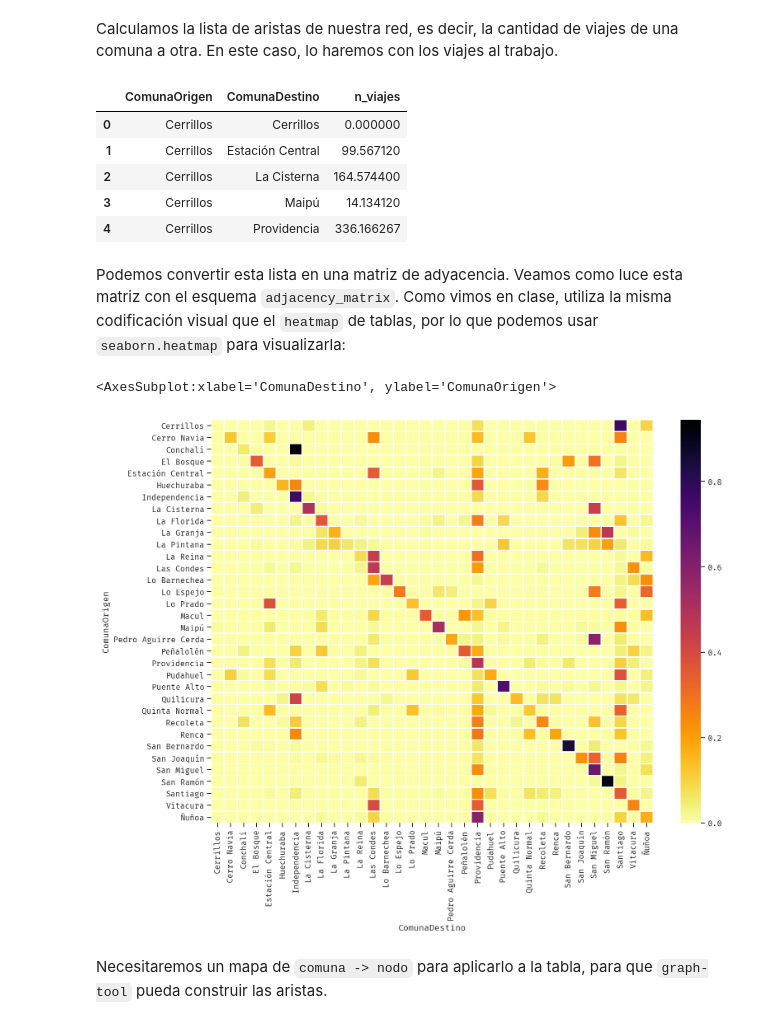
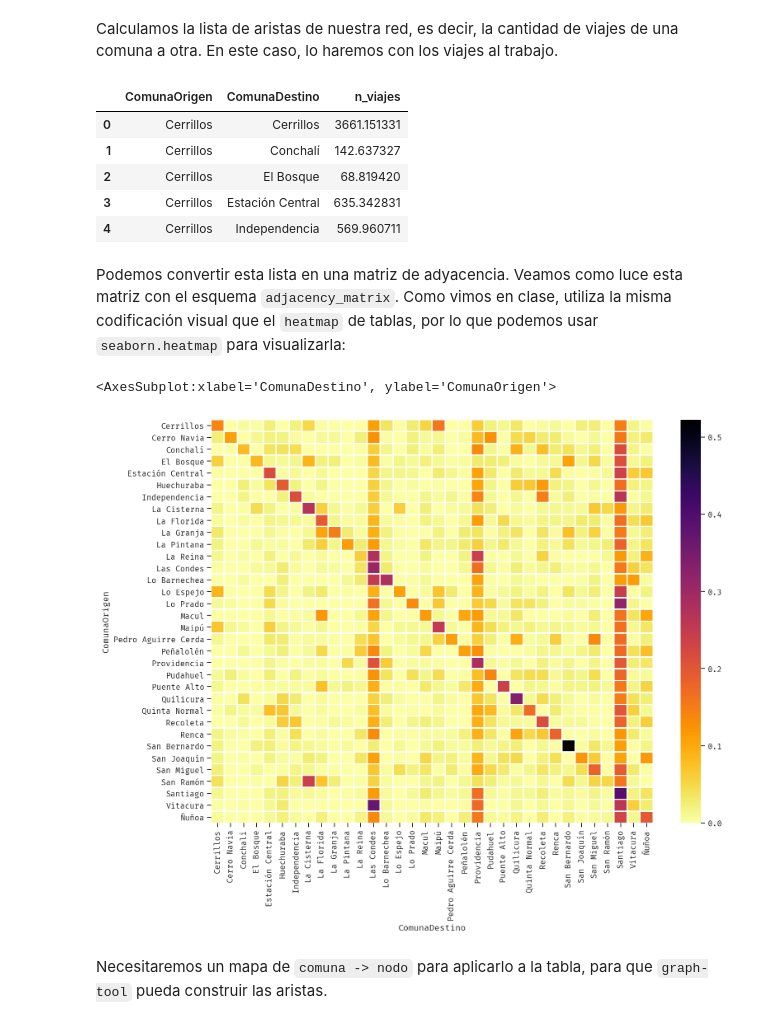
Before and after one commit to zorzalerrante/aves, a Jupyter notebook: notebooks/05-python-redes-eod.ipynb, the cells around one changed output. Drawn from its saved outputs; the diff is of its cells as text; code cells hidden in the pictures.

```diff
--- a/notebooks/05-python-redes-eod.ipynb
+++ b/notebooks/05-python-redes-eod.ipynb
@@ -93,7 +93,7 @@ bounding_box
 # %% [output]
 array([-70.88006218, -33.72603779, -70.43015094, -33.31109652])
 # %%
-comunas_urbanas = clip_area_geodataframe(comunas_urbanas, zones.total_bounds, buffer=0.1)
+comunas_urbanas = clip_area_geodataframe(comunas_urbanas, zones.total_bounds, buffer=0.05)
 # %% [markdown]
 Necesitamos que los nodos tengan un identificador numérico, cuyo valor inicial es cero.
 # %%
@@ -121,22 +121,22 @@ Name: node_id, dtype: int64
 # %% [markdown]
 Calculamos la lista de aristas de nuestra red, es decir, la cantidad de viajes de una comuna a otra. En este caso, lo haremos con los viajes al trabajo.
 # %%
-matriz = (viajes_persona[(viajes_persona['Proposito'] == 'De salud')
+matriz = (viajes_persona[(viajes_persona['Proposito'] == 'Al trabajo')
                               & (viajes_persona['ComunaOrigen'].isin(comunas_urbanas['NombreComuna']))
                               & (viajes_persona['ComunaDestino'].isin(comunas_urbanas['NombreComuna']))]
                 .groupby(['ComunaOrigen', 'ComunaDestino'])
                 .agg(n_viajes=('PesoLaboral', 'sum'))
                 .reset_index()
 )
 
 matriz.head()
 # %% [output]
 |  | ComunaOrigen | ComunaDestino | n_viajes |
-| 0 | Cerrillos | Cerrillos | 0.000000 |
-| 1 | Cerrillos | Estación Central | 99.567120 |
-| 2 | Cerrillos | La Cisterna | 164.574400 |
-| 3 | Cerrillos | Maipú | 14.134120 |
-| 4 | Cerrillos | Providencia | 336.166267 |
+| 0 | Cerrillos | Cerrillos | 3661.151331 |
+| 1 | Cerrillos | Conchalí | 142.637327 |
+| 2 | Cerrillos | El Bosque | 68.819420 |
+| 3 | Cerrillos | Estación Central | 635.342831 |
+| 4 | Cerrillos | Independencia | 569.960711 |
 # %% [markdown]
 Podemos convertir esta lista en una matriz de adyacencia. Veamos como luce esta matriz con el esquema `adjacency_matrix`. Como vimos en clase, utiliza la misma codificación visual que el `heatmap` de tablas, por lo que podemos usar `seaborn.heatmap` para visualizarla:
 # %%
@@ -144,7 +144,7 @@ fig, ax = plt.subplots(figsize=(12, 9))
 sns.heatmap(matriz.set_index(['ComunaOrigen', 'ComunaDestino'])['n_viajes'].unstack(fill_value=0).pipe(normalize_rows), cmap='inferno_r', linewidth=1)
 # %% [output]
 <AxesSubplot:xlabel='ComunaDestino', ylabel='ComunaOrigen'>
-[figure, old version]
+[figure, new version]
 # %% [markdown]
 Necesitaremos un mapa de `comuna -> nodo` para aplicarlo a la tabla, para que `graph-tool` pueda construir las aristas.
 # %%
```
Also changed, not shown: parts of 7 cells of this notebook, 7 other files.
